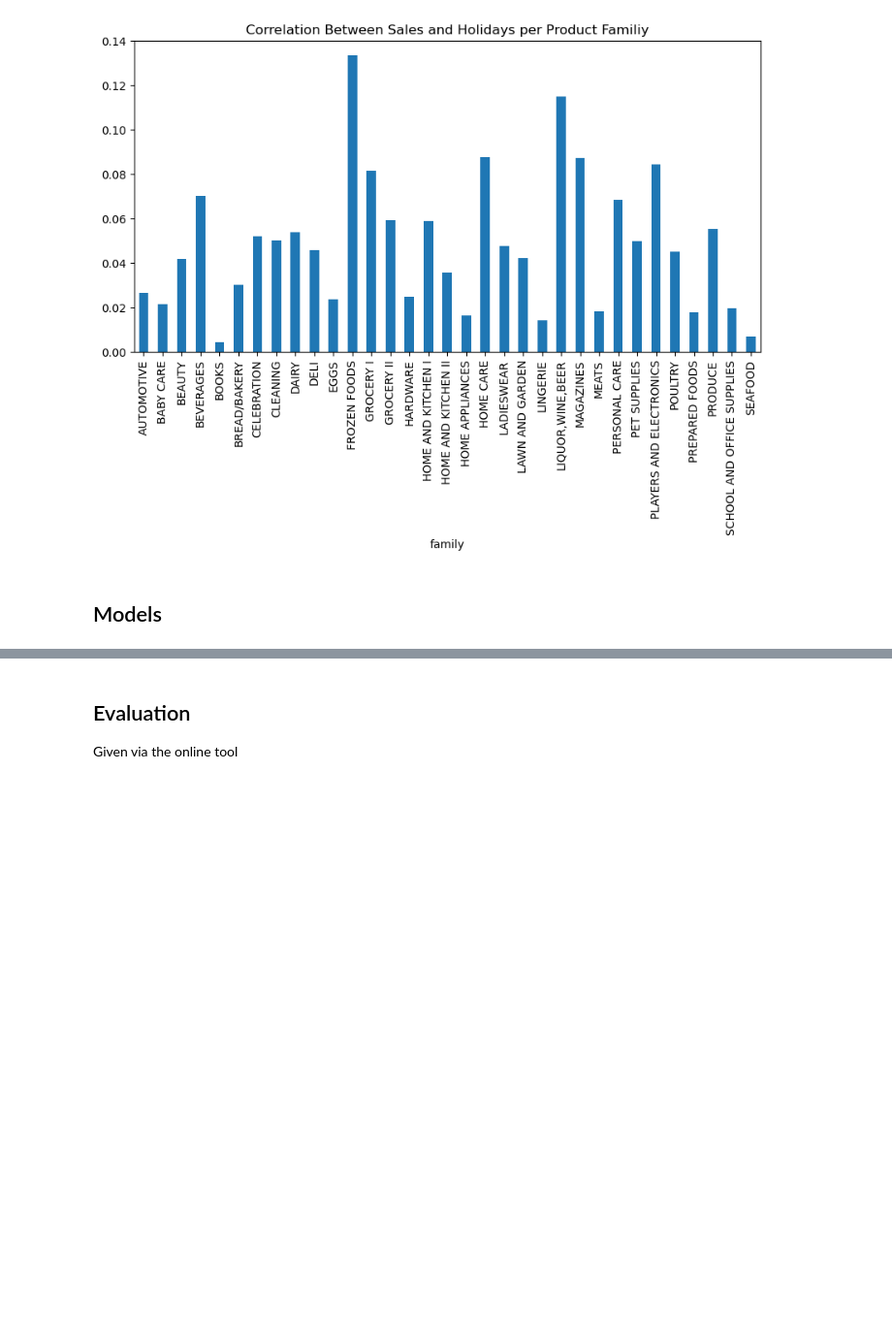
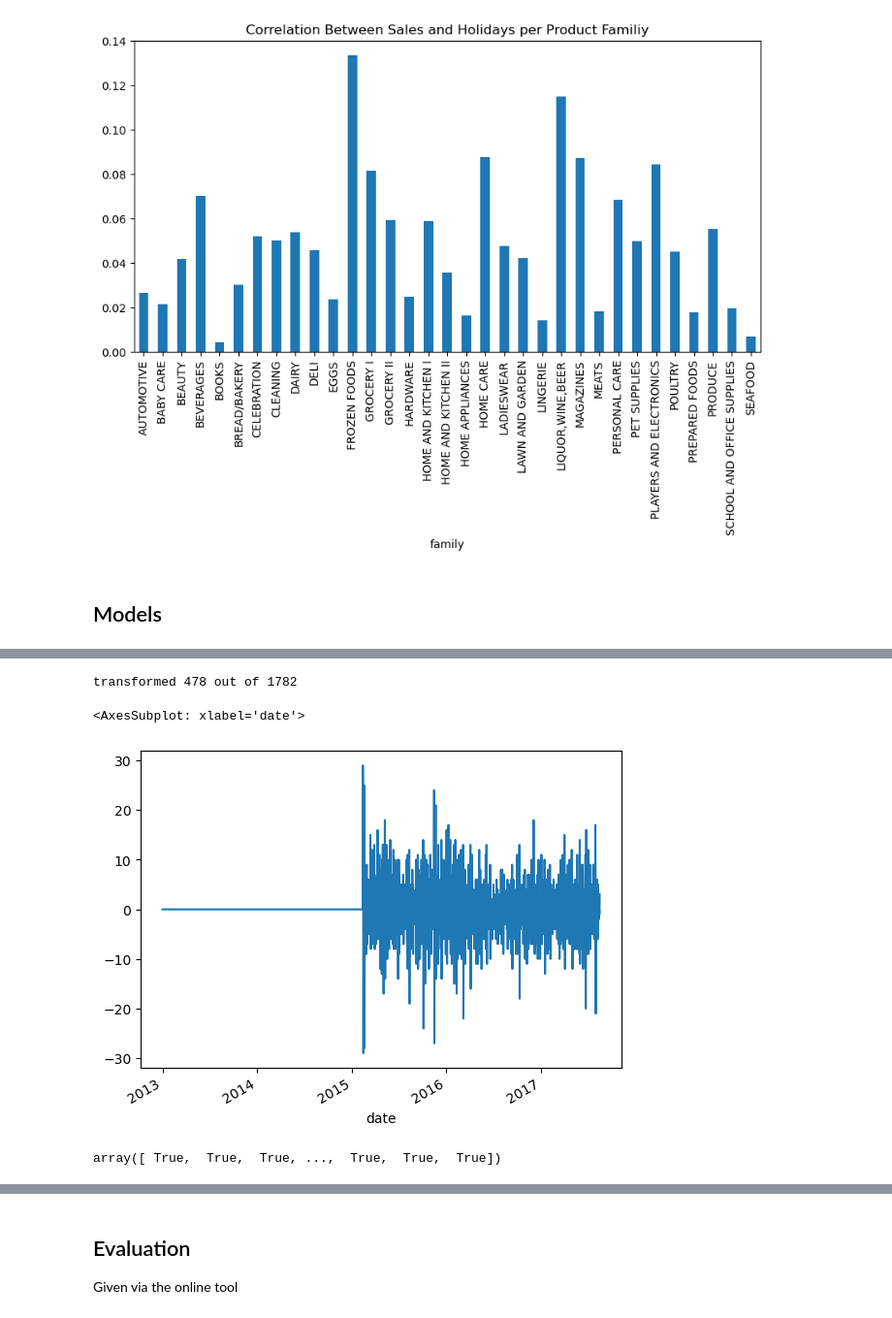
Before and after one commit to lkno0705/IndustrialApplicationsofAI, a Jupyter notebook: secondary-sector/practical-supply-chain-management/Sales-Forecasting.ipynb, the cells around one changed output, grey strips where cells are left out. Shown at 97% size. Drawn from its saved outputs; the diff is of its cells as text; code cells hidden in the pictures; blank space fills up the shorter version.

```diff
--- a/secondary-sector/practical-supply-chain-management/Sales-Forecasting.ipynb
+++ b/secondary-sector/practical-supply-chain-management/Sales-Forecasting.ipynb
@@ -13,6 +13,6 @@ import pandas as pd
 import numpy as np
 import matplotlib.pyplot as plt
 
-train = pd.read_csv('data/store-sales-time-series-forecasting/train.csv')
-train.date = pd.to_datetime(train.date)
+train = pd.read_csv('data/store-sales-time-series-forecasting/train.csv', index_col='date')
+train.index = pd.to_datetime(train.index)
 train
@@ -333,0 +341,12 @@ train_with_holidays_and_local.groupby('family').apply(lambda group: group['sales
+# %%
+def add_sma_for_observations(df, store_nbr):
+    df = df.groupby('store_nbr').get_group(store_nbr)['sales'].to_frame()
+    df['sma'] = df.sales.rolling(window=7).mean()
+# %%
+train_grouped = train.groupby('family')
+splitted_train_sma = {
+    family: {
+        store_nbr: add_sma_for_observations(train_grouped.get_group(family), store_nbr=store_nbr)
+        for store_nbr in train_grouped.get_group(family).groupby('store_nbr').groups.keys()
+    } for family in train_grouped.family.unique()
+}
@@ -333,0 +355,15 @@ train_with_holidays_and_local.groupby('family').apply(lambda group: group['sales
+# %%
+# Forecasting needs to be done by family and store nbr
+train_ma = train.copy()
+train_ma_grouped = train_ma.groupby('family')
+splitted_train_ma = {
+    family: {
+        store_nbr: {
+            "df" : train_ma_grouped.get_group(family).groupby('store_nbr').get_group(store_nbr)['sales'].to_frame(),
+            "lam": 0,
+            "transformed": False
+        }
+        for store_nbr in train_ma_grouped.get_group(family).groupby('store_nbr').groups.keys()
+    } for family in train_ma.family.unique()
+}
+splitted_train_ma
@@ -333,0 +388,38 @@ train_with_holidays_and_local.groupby('family').apply(lambda group: group['sales
+# %%
+from scipy.stats import boxcox
+from tqdm import tqdm
+
+transformed = 0
+total = 0
+
+# transform each time series into a stationary one
+for stores in tqdm(splitted_train_ma.values()):
+    for store_nbr_dict in stores.values():
+        store_nbr_df = store_nbr_dict['df']
+        p_score = adfuller(store_nbr_df.sales)[1]
+
+        total += 1
+
+        if p_score < 0.05 or np.isclose(p_score, 0.05) or np.isnan(p_score):
+            store_nbr_df['stationary'] = store_nbr_df.sales
+            continue
+
+        store_nbr_df['boxcox'], store_nbr_dict['lam'] = boxcox(store_nbr_df.sales + 1)
+        store_nbr_df['stationary'] = store_nbr_df.sales.diff()
+        store_nbr_df.stationary.fillna(0, inplace=True)
+        store_nbr_dict['transformed'] = True
+
+        transformed += 1
+
+print(f'transformed {transformed} out of {total}')
+# %% [output]
+transformed 478 out of 1782
+# %%
+splitted_train_ma['AUTOMOTIVE'][20]['df'].stationary.plot()
+# %% [output]
+<AxesSubplot: xlabel='date'>
+[figure, added]
+# %%
+np.isfinite(splitted_train_ma['AUTOMOTIVE'][20]['df'].stationary.to_numpy())
+# %% [output]
+array([ True,  True,  True, ...,  True,  True,  True])
```
Also changed, not shown: parts of 10 cells of this notebook.
